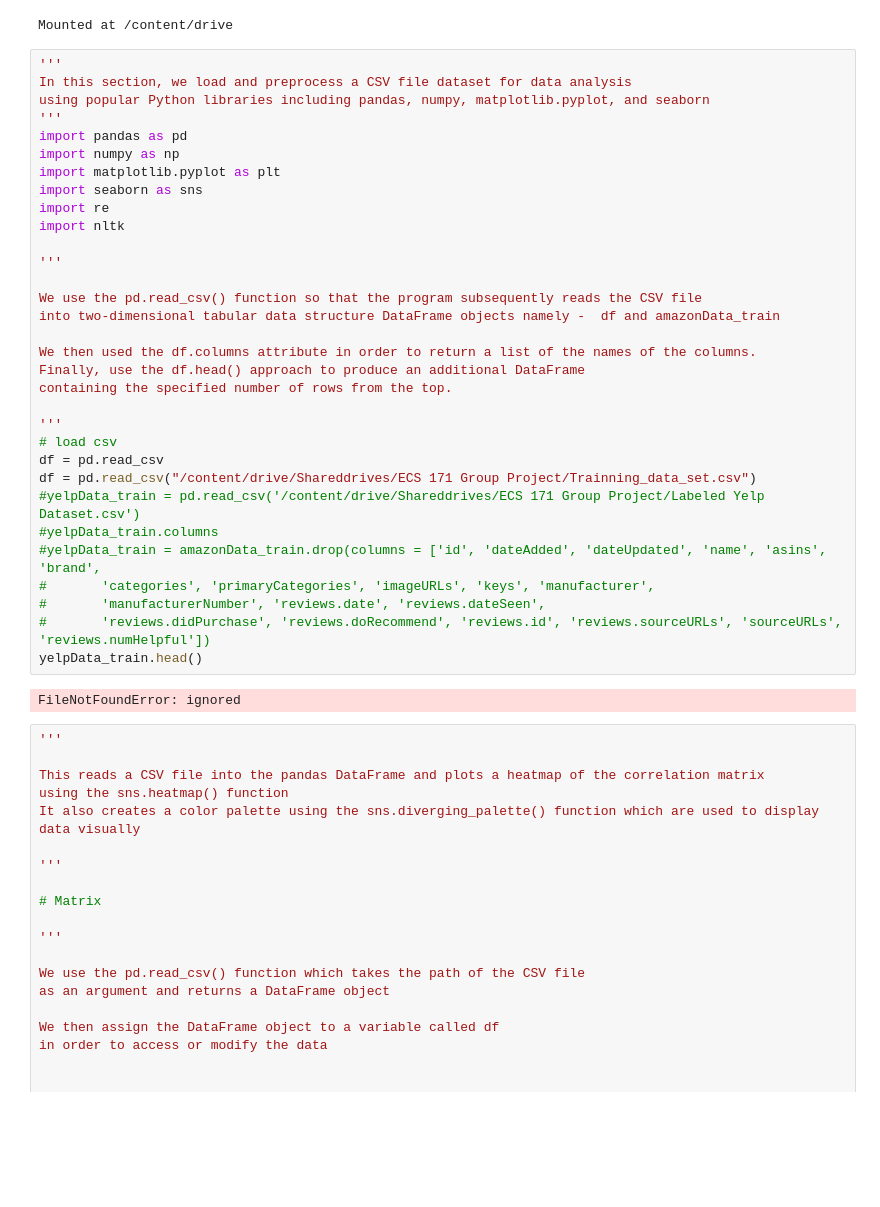
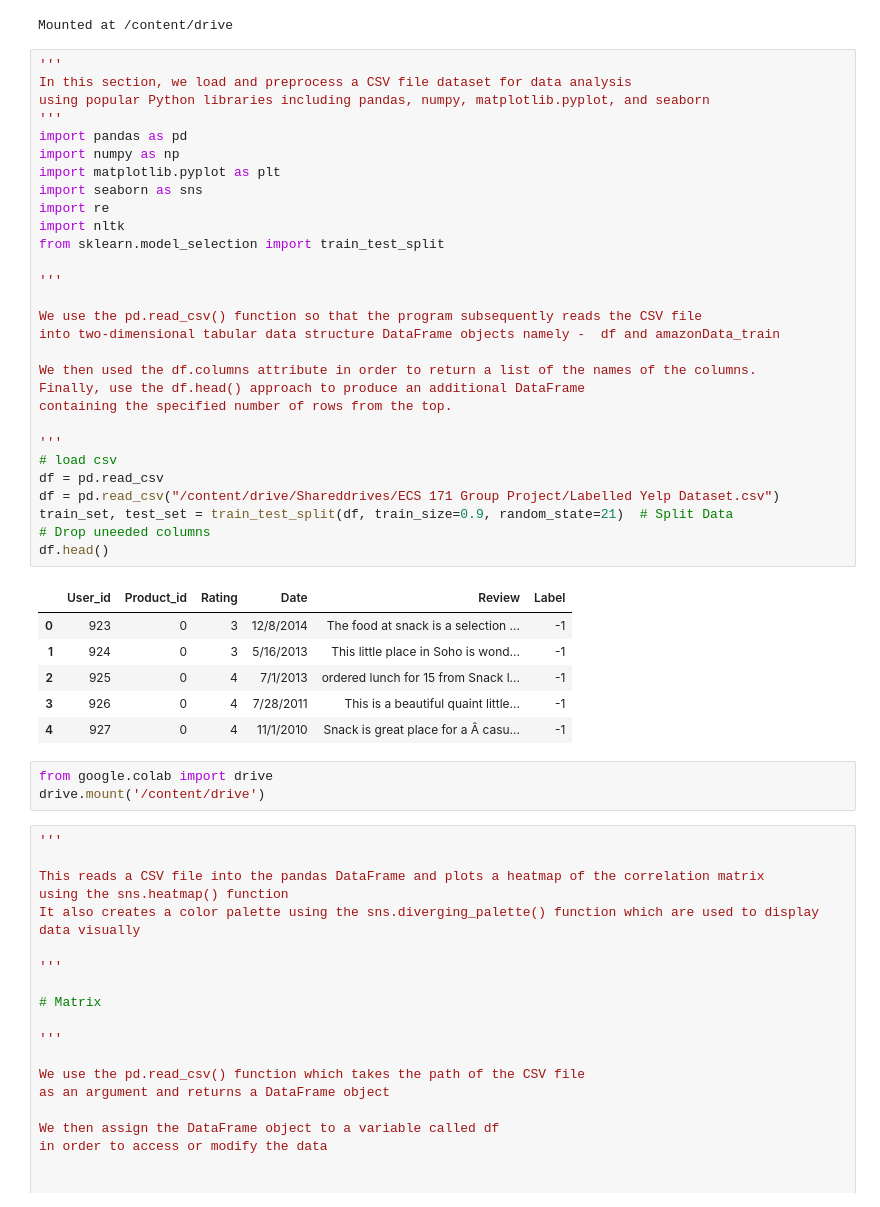
Before and after one commit to AbhiramBorra/FakeYelpReviewsDetection, a Jupyter notebook: YelpReviews.ipynb, the cells around one changed output. Cells and saved outputs as stored; diff of their text form; blank space fills up the shorter version.

```diff
--- a/YelpReviews.ipynb
+++ b/YelpReviews.ipynb
@@ -12,37 +12,42 @@ Mounted at /content/drive
 # %%
 '''
 In this section, we load and preprocess a CSV file dataset for data analysis
 using popular Python libraries including pandas, numpy, matplotlib.pyplot, and seaborn
 '''
 import pandas as pd
 import numpy as np
 import matplotlib.pyplot as plt
 import seaborn as sns
 import re
 import nltk
+from sklearn.model_selection import train_test_split
 
 '''
 
 We use the pd.read_csv() function so that the program subsequently reads the CSV file
 into two-dimensional tabular data structure DataFrame objects namely -  df and amazonData_train
 
 We then used the df.columns attribute in order to return a list of the names of the columns.
 Finally, use the df.head() approach to produce an additional DataFrame
 containing the specified number of rows from the top.
 
 '''
 # load csv
 df = pd.read_csv
-df = pd.read_csv("/content/drive/Shareddrives/ECS 171 Group Project/Trainning_data_set.csv")
-#yelpData_train = pd.read_csv('/content/drive/Shareddrives/ECS 171 Group Project/Labeled Yelp Dataset.csv')
-#yelpData_train.columns
-#yelpData_train = amazonData_train.drop(columns = ['id', 'dateAdded', 'dateUpdated', 'name', 'asins', 'brand',
-#       'categories', 'primaryCategories', 'imageURLs', 'keys', 'manufacturer',
-#       'manufacturerNumber', 'reviews.date', 'reviews.dateSeen',
-#       'reviews.didPurchase', 'reviews.doRecommend', 'reviews.id', 'reviews.sourceURLs', 'sourceURLs', 'reviews.numHelpful'])
-yelpData_train.head()
+df = pd.read_csv("/content/drive/Shareddrives/ECS 171 Group Project/Labelled Yelp Dataset.csv")
+train_set, test_set = train_test_split(df, train_size=0.9, random_state=21)  # Split Data
+# Drop uneeded columns
+df.head()
 # %% [output]
-FileNotFoundError: ignored
+|  | User_id | Product_id | Rating | Date | Review | Label |
+| 0 | 923 | 0 | 3 | 12/8/2014 | The food at snack is a selection ... | -1 |
+| 1 | 924 | 0 | 3 | 5/16/2013 | This little place in Soho is wond... | -1 |
+| 2 | 925 | 0 | 4 | 7/1/2013 | ordered lunch for 15 from Snack l... | -1 |
+| 3 | 926 | 0 | 4 | 7/28/2011 | This is a beautiful quaint little... | -1 |
+| 4 | 927 | 0 | 4 | 11/1/2010 | Snack is great place for a Â casu... | -1 |
+# %%
+from google.colab import drive
+drive.mount('/content/drive')
 # %%
 '''
 
```
